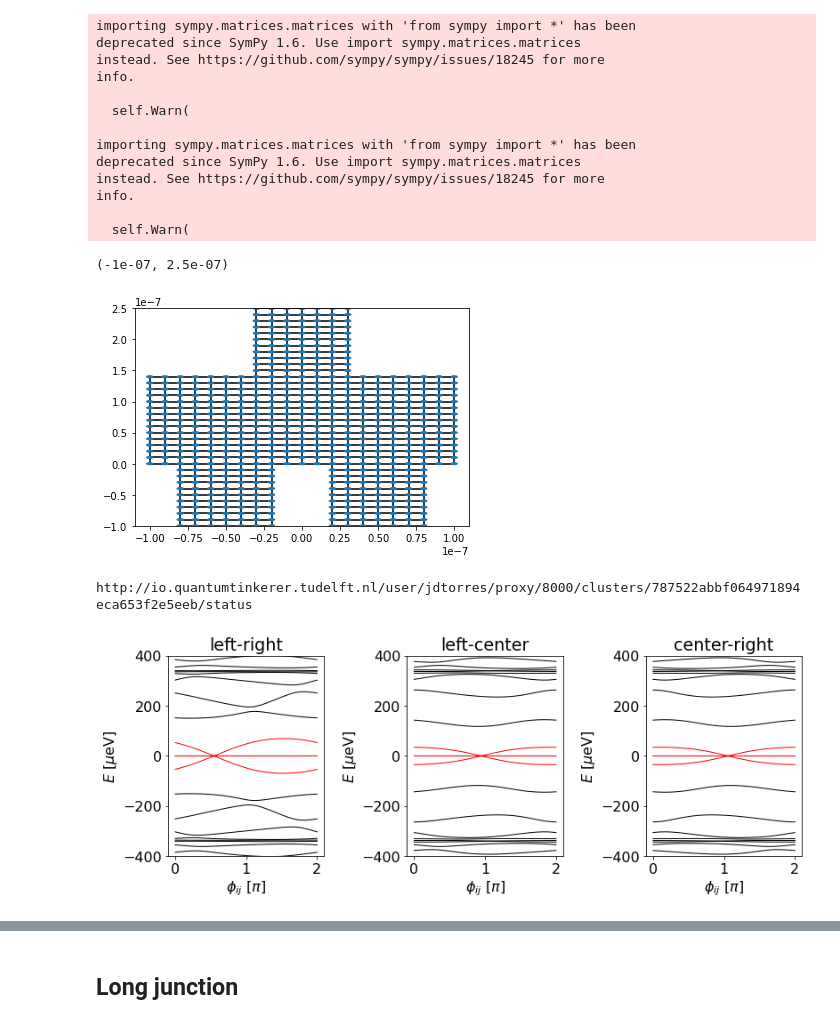
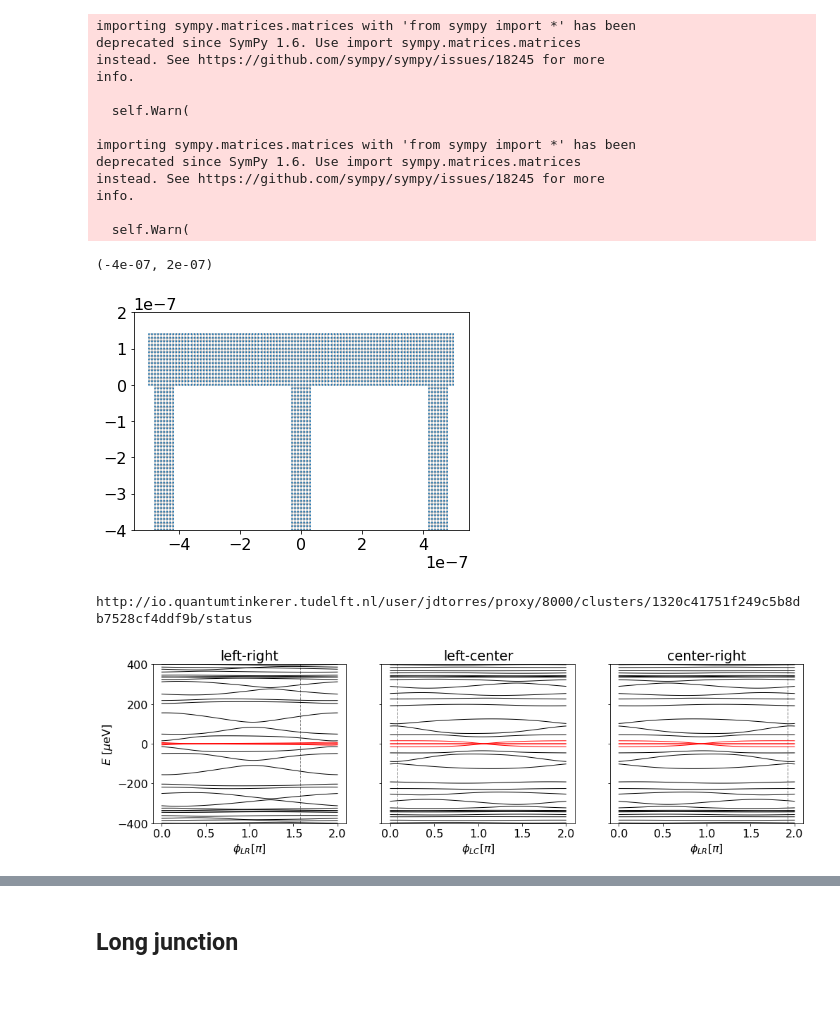
Before and after one commit to Satin21/Trijunction, a Jupyter notebook: analysis/phase_dependence.ipynb, the cells around one changed output, grey strips where cells are left out. Saved outputs shown, nothing was run; the diff lists cells and outputs as text; code cells hidden in the pictures; blank space fills up the shorter version.

```diff
--- a/analysis/phase_dependence.ipynb
+++ b/analysis/phase_dependence.ipynb
@@ -39,17 +40,17 @@ options.extra_path = "/home/jtorresluna/trijunction_design/"
 # %% [markdown]
 # Short and long junctions
 # %%
-width = 20*a
-center = [-width/4, width/4]
+width = 100*a
+
 geometry = {
     "l": 130*a,
     "w": 7*a,
     "a": a,
-    "side": 'up',
+    "side": 'down',
     "shape": 'rectangle',
     "L": 15*a,
     "W": width,
-    "centers": center
+    "centers": [-width/2+5*a, width/2-5*a]
 }
 # %%
 trijunction, f_params, _ = tj.finite_system(**geometry)
@@ -71,8 +72,8 @@ info.
 # %%
 fig, ax = plt.subplots()
 kwant.plot(trijunction, ax=ax)
-ax.set_ylim(-1e-7, 2.5e-7)
+ax.set_ylim(-4e-7, 2e-7)
 # %% [output]
-(-1e-07, 2.5e-07)
+(-4e-07, 2e-07)
-[figure, old version]
+[figure, new version]
 # %%
@@ -103,7 +101,7 @@ path = directory_path + '/short_junction.pickle'
 with open(path, 'wb') as file:
     pickle.dump(result, file)
 # %% [output]
-http://io.quantumtinkerer.tudelft.nl/user/jdtorres/proxy/8000/clusters/787522abbf064971894eca653f2e5eeb/status
+http://io.quantumtinkerer.tudelft.nl/user/jdtorres/proxy/8000/clusters/1320c41751f249c5b8db7528cf4ddf9b/status
 # %%
 with open(directory_path+'/short_junction.pickle', 'rb') as data:
     result = pickle.load(data)
@@ -116,19 +114,27 @@ en_23, _ = tl.separate_energies_wfs(dat_23)
 
 spectras = np.array([en_13, en_12, en_23])
 # %%
-fig, ax = plt.subplots(ncols=3, figsize=(11, 4))
-fig.tight_layout(h_pad=1, w_pad=3)
+phases = np.linspace(0, 2, 100)
+phis = [r'$\phi_{LR}$', r'$\phi_{LC}$', r'$\phi_{LR}$']
+
+fig, ax = plt.subplots(ncols=3, figsize=(14, 4))
+fig.tight_layout(h_pad=1, w_pad=0)
 
 i = 0
 for spectra in spectras:
     j = 0
     for level in spectra.T:
-        ax[i].plot(phases/np.pi, 1e6*level, c=colors[j], linewidth=1)
+        ax[i].plot(phases, 1e6*level, c=colors[j], linewidth=1)
         j += 1
-    ax[i].set_xlabel(r'$\phi_{ij}$ [$\pi$]')
-    ax[i].set_ylabel(r'$E$ [$\mu$eV]')
+    ax[i].set_xlabel(phis[i]+r'$[\pi]$')
     ax[i].set_title(titles[i])
     ax[i].set_ylim(-400, 400)
+    lim = 1e6*np.max(spectra.T[31])
+    ax[i].vlines(x=max_phases[i], ymin=-1000, ymax=1000, color='gray', linewidth=1, linestyle='dashed')
     i += 1
+ax[2].set_yticklabels([])
+ax[1].set_yticklabels([])
+ax[0].set_ylabel(r'$E$ [$\mu$eV]')
+plt.savefig('phases_example.pdf')
 # %% [output]
-[figure, old version]
+[figure, new version]
```
Also changed, not shown: parts of 24 cells of this notebook, 25 other files.
